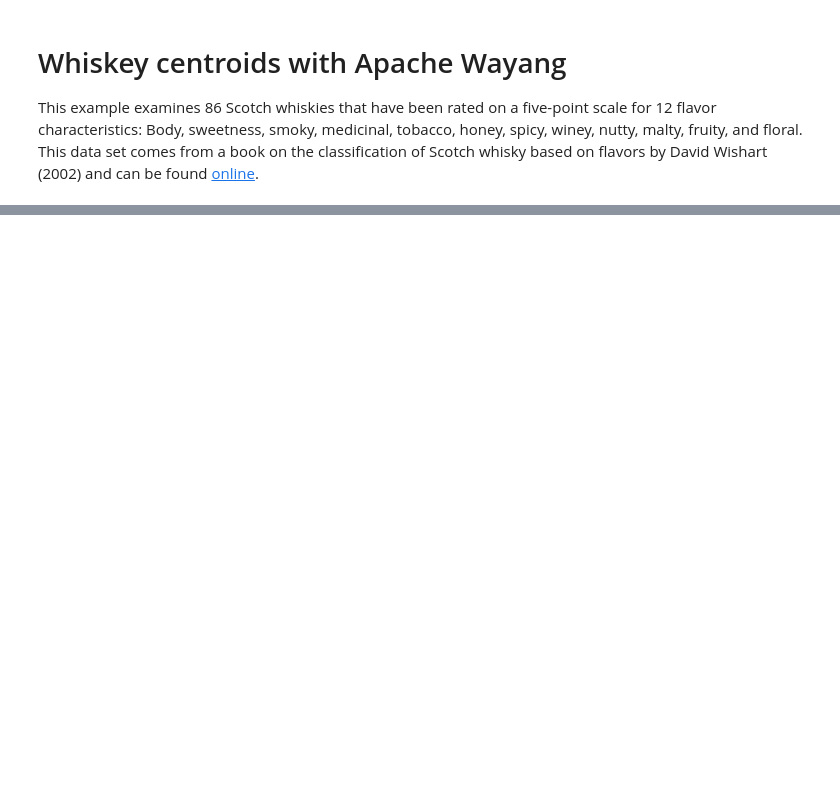
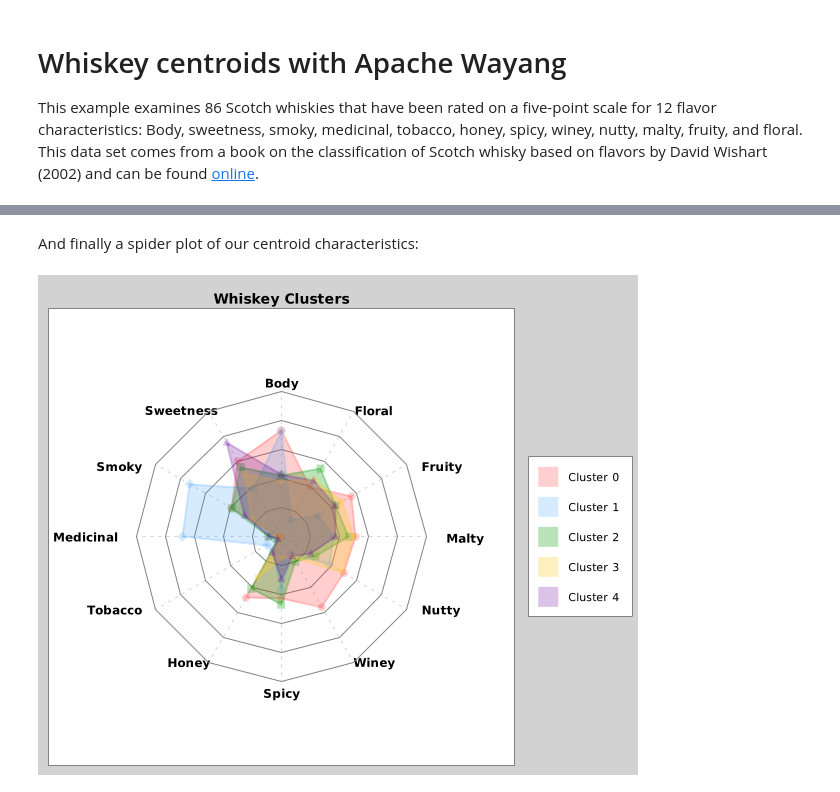
Before and after one commit to paulk-asert/groovy-data-science, a Jupyter notebook: subprojects/WhiskeyWayang/src/main/notebook/WhiskeyWayang.ipynb, the cells around one changed output, grey strips where cells are left out. Cells and saved outputs as stored; diff of their text form; code cells hidden in the pictures; blank space fills up the shorter version.

```diff
--- a/subprojects/WhiskeyWayang/src/main/notebook/WhiskeyWayang.ipynb
+++ b/subprojects/WhiskeyWayang/src/main/notebook/WhiskeyWayang.ipynb
@@ -121,0 +129,21 @@ Cluster4: 3.429, 1.571, 3.429, 3.143, 0.571, 0.143, 1.714, 0.429, 1.286, 1.429,
+# %% [markdown]
+And finally a spider plot of our centroid characteristics:
+# %%
+RadarChart chart = new RadarChartBuilder().width(600).height(500).title('Whiskey Clusters').build()
+chart.variableLabels = cols as String[]
+chart.styler.with {
+    legendVisible = true
+    seriesColors = [new Color(255, 51, 51, 60),
+                    new Color(51, 153, 255, 50),
+                    new Color(0, 153, 0, 70),
+                    new Color(255, 204, 51, 80),
+                    new Color(102, 0, 153, 60)] as Color[]
+}
+
+finalCentroids.each { c ->
+    chart.addSeries("Cluster $c.cluster", c.pts.collect{ it/4 } as double[])
+}
+
+BitmapEncoder.getBufferedImage(chart)
+# %% [output]
+[figure, added]
```
Also changed, not shown: parts of 10 cells of this notebook, 1 other file.
